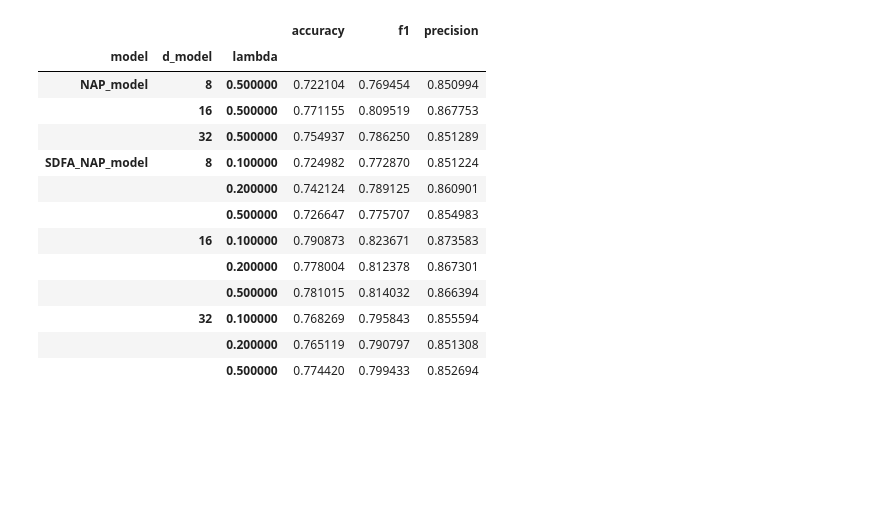
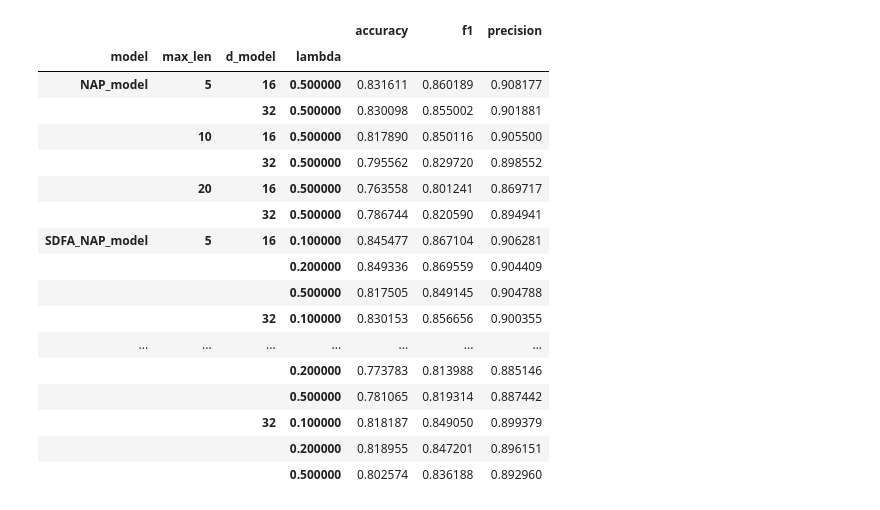
Before and after one commit to JohannesDeSmedt/differentiable-er, a Jupyter notebook: analyse_results.ipynb, the cells around one changed output. Cells and saved outputs as stored; diff of their text form; code cells hidden in the pictures; blank space fills up the shorter version.

Commit message:
Better suffix prediction

```diff
--- a/analyse_results.ipynb
+++ b/analyse_results.ipynb
@@ -14,24 +164,31 @@ df.tail()
 # %%
-df = df[df['seed'] != 56]
+# df = df[df['seed'] != 56]
+
+df = pd.read_csv('results_nap_prediction_bpi17.csv')
+df = df[df['d_model'] > 8]
 pivot_table = pd.pivot_table(df,
                              values=['f1', 'precision', 'accuracy'],
 
-                             index=['model',  'd_model', 'lambda'],
+                             index=['model', 'max_len',  'd_model', 'lambda'],
                              aggfunc=np.mean)
-styled_table = pivot_table.style.background_gradient(cmap='Greens')
+styled_table = pivot_table.style.background_gradient(cmap='Blues').apply(underline_max, axis=0)
 styled_table
 # %% [output]
-|  |  |  | accuracy | f1 | precision |
-| model | d_model | lambda |  |  |  |
-| NAP_model | 8 | 0.500000 | 0.722104 | 0.769454 | 0.850994 |
-|  | 16 | 0.500000 | 0.771155 | 0.809519 | 0.867753 |
-|  | 32 | 0.500000 | 0.754937 | 0.786250 | 0.851289 |
-| SDFA_NAP_model | 8 | 0.100000 | 0.724982 | 0.772870 | 0.851224 |
-|  |  | 0.200000 | 0.742124 | 0.789125 | 0.860901 |
-|  |  | 0.500000 | 0.726647 | 0.775707 | 0.854983 |
-|  | 16 | 0.100000 | 0.790873 | 0.823671 | 0.873583 |
-|  |  | 0.200000 | 0.778004 | 0.812378 | 0.867301 |
-|  |  | 0.500000 | 0.781015 | 0.814032 | 0.866394 |
-|  | 32 | 0.100000 | 0.768269 | 0.795843 | 0.855594 |
-|  |  | 0.200000 | 0.765119 | 0.790797 | 0.851308 |
-|  |  | 0.500000 | 0.774420 | 0.799433 | 0.852694 |
+|  |  |  |  | accuracy | f1 | precision |
+| model | max_len | d_model | lambda |  |  |  |
+| NAP_model | 5 | 16 | 0.500000 | 0.831611 | 0.860189 | 0.908177 |
+|  |  | 32 | 0.500000 | 0.830098 | 0.855002 | 0.901881 |
+|  | 10 | 16 | 0.500000 | 0.817890 | 0.850116 | 0.905500 |
+|  |  | 32 | 0.500000 | 0.795562 | 0.829720 | 0.898552 |
+|  | 20 | 16 | 0.500000 | 0.763558 | 0.801241 | 0.869717 |
+|  |  | 32 | 0.500000 | 0.786744 | 0.820590 | 0.894941 |
+| SDFA_NAP_model | 5 | 16 | 0.100000 | 0.845477 | 0.867104 | 0.906281 |
+|  |  |  | 0.200000 | 0.849336 | 0.869559 | 0.904409 |
+|  |  |  | 0.500000 | 0.817505 | 0.849145 | 0.904788 |
+|  |  | 32 | 0.100000 | 0.830153 | 0.856656 | 0.900355 |
+| ... | ... | ... | ... | ... | ... | ... |
+|  |  |  | 0.200000 | 0.773783 | 0.813988 | 0.885146 |
+|  |  |  | 0.500000 | 0.781065 | 0.819314 | 0.887442 |
+|  |  | 32 | 0.100000 | 0.818187 | 0.849050 | 0.899379 |
+|  |  |  | 0.200000 | 0.818955 | 0.847201 | 0.896151 |
+|  |  |  | 0.500000 | 0.802574 | 0.836188 | 0.892960 |
```
Also changed, not shown: parts of 17 cells of this notebook, 23 other files.
